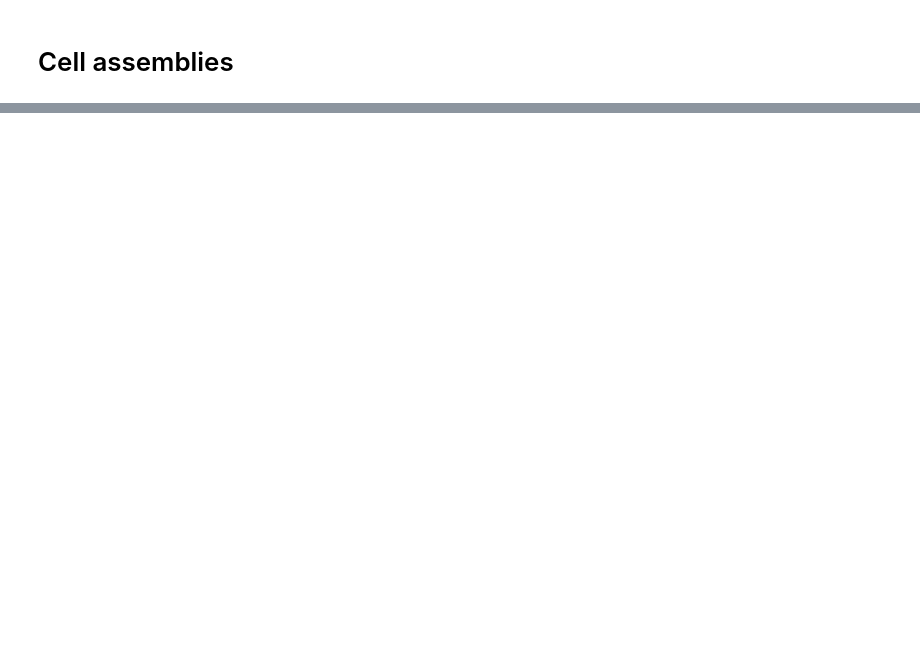
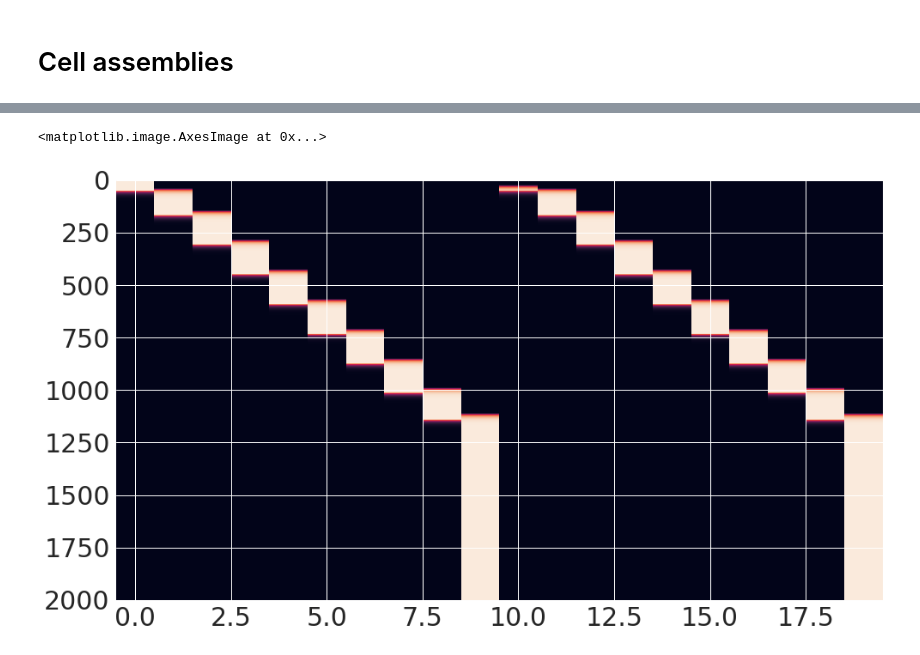
Before and after one commit to h-mayorquin/firing_rate_sequences, a Jupyter notebook: notebooks/2017-11-16(Cell assemblies - test).ipynb, the cells around one changed output, grey strips where cells are left out. Cells and saved outputs as stored; diff of their text form; code cells hidden in the pictures; blank space fills up the shorter version.

```diff
--- a/notebooks/2017-11-16(Cell assemblies - test).ipynb
+++ b/notebooks/2017-11-16(Cell assemblies - test).ipynb
@@ -41,0 +163,5 @@ plt.colorbar();
+# %%
+plt.imshow(x_history, aspect='auto')
+# %% [output]
+<matplotlib.image.AxesImage at 0x...>
+[figure, added]
```
Also changed, not shown: parts of 7 cells of this notebook, 3 other files.
